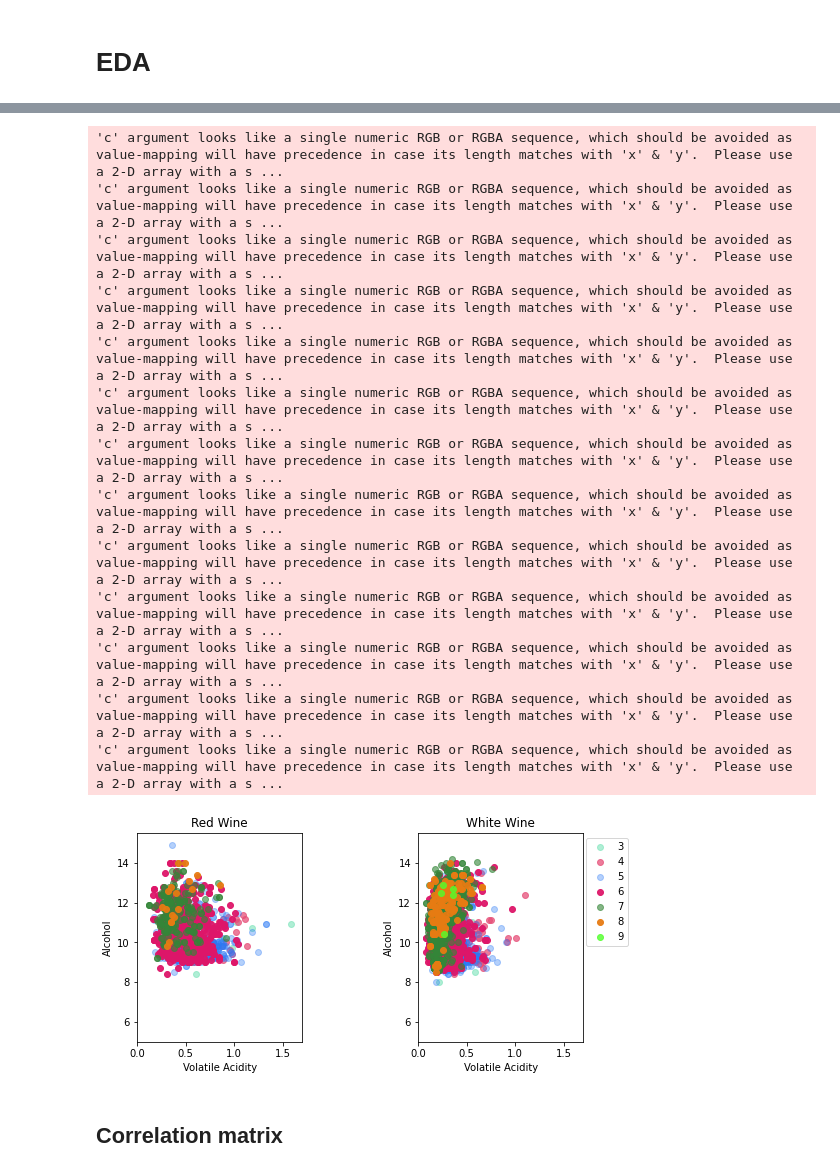
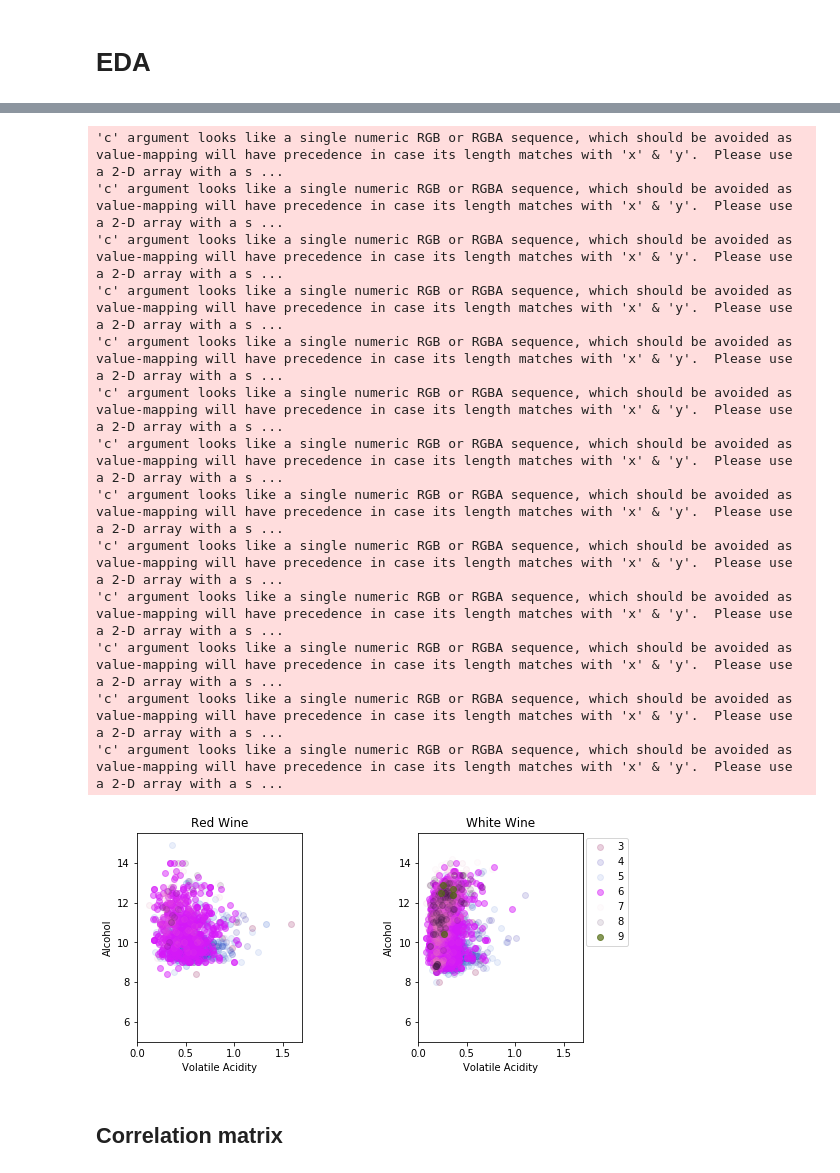
Before and after one commit to manmeet3/Deep_Learning, a Jupyter notebook: homework_2_graded/keras_boolean_crossentropy.ipynb, the cells around one changed output, grey strips where cells are left out. Saved outputs shown, nothing was run; the diff lists cells and outputs as text; code cells hidden in the pictures.

```diff
--- a/homework_2_graded/keras_boolean_crossentropy.ipynb
+++ b/homework_2_graded/keras_boolean_crossentropy.ipynb
@@ -17,6 +17,6 @@ Using TensorFlow backend.
 # Read Standard Wine Datasets
 # %%
 # Reading wine dataset
-white = pd.read_csv("http://archive.ics.uci.edu/ml/machine-learning-databases/wine-quality/winequality-white.csv", sep=';')
-red = pd.read_csv("http://archive.ics.uci.edu/ml/machine-learning-databases/wine-quality/winequality-red.csv", sep=';')
+white_wine = pd.read_csv("http://archive.ics.uci.edu/ml/machine-learning-databases/wine-quality/winequality-white.csv", sep=';')
+red_wine = pd.read_csv("http://archive.ics.uci.edu/ml/machine-learning-databases/wine-quality/winequality-red.csv", sep=';')
 # %%
@@ -126,55 +115,50 @@ plt.show()
 # %%
-import matplotlib.pyplot as plt
-import numpy as np
+redlabels = np.unique(red_wine['quality'])
+whitelabels = np.unique(white_wine['quality'])
 
-np.random.seed(570)
-
-redlabels = np.unique(red['quality'])
-whitelabels = np.unique(white['quality'])
-
-import matplotlib.pyplot as plt
 fig, ax = plt.subplots(1, 2, figsize=(8, 4))
 redcolors = np.random.rand(6,4)
 whitecolors = np.append(redcolors, np.random.rand(1,4), axis=0)
 
 for i in range(len(redcolors)):
-    redy = red['alcohol'][red.quality == redlabels[i]]
-    redx = red['volatile acidity'][red.quality == redlabels[i]]
-    ax[0].scatter(redx, redy, c=redcolors[i])
+    red_y = red_wine['alcohol'][red_wine.quality == redlabels[i]]
+    red_x = red_wine['volatile acidity'][red_wine.quality == redlabels[i]]
+    ax[0].scatter(red_x, red_y, c=redcolors[i])
+
 for i in range(len(whitecolors)):
-    whitey = white['alcohol'][white.quality == whitelabels[i]]
-    whitex = white['volatile acidity'][white.quality == whitelabels[i]]
-    ax[1].scatter(whitex, whitey, c=whitecolors[i])
+    white_y = white_wine['alcohol'][white_wine.quality == whitelabels[i]]
+    white_x = white_wine['volatile acidity'][white_wine.quality == whitelabels[i]]
+    ax[1].scatter(white_x, white_y, c=whitecolors[i])
 
 ax[0].set_title("Red Wine")
 ax[1].set_title("White Wine")
 ax[0].set_xlim([0,1.7])
 ax[1].set_xlim([0,1.7])
 ax[0].set_ylim([5,15.5])
 ax[1].set_ylim([5,15.5])
 ax[0].set_xlabel("Volatile Acidity")
 ax[0].set_ylabel("Alcohol")
 ax[1].set_xlabel("Volatile Acidity")
 ax[1].set_ylabel("Alcohol")
-#ax[0].legend(redlabels, loc='best', bbox_to_anchor=(1.3, 1))
+
 ax[1].legend(whitelabels, loc='best', bbox_to_anchor=(1.3, 1))
-#fig.suptitle("Alcohol - Volatile Acidity")
+
 fig.subplots_adjust(top=0.85, wspace=0.7)
 
 plt.show()
 # %% [output]
 'c' argument looks like a single numeric RGB or RGBA sequence, which should be avoided as value-mapping will have precedence in case its length matches with 'x' & 'y'.  Please use a 2-D array with a s ...
 'c' argument looks like a single numeric RGB or RGBA sequence, which should be avoided as value-mapping will have precedence in case its length matches with 'x' & 'y'.  Please use a 2-D array with a s ...
 'c' argument looks like a single numeric RGB or RGBA sequence, which should be avoided as value-mapping will have precedence in case its length matches with 'x' & 'y'.  Please use a 2-D array with a s ...
 'c' argument looks like a single numeric RGB or RGBA sequence, which should be avoided as value-mapping will have precedence in case its length matches with 'x' & 'y'.  Please use a 2-D array with a s ...
 'c' argument looks like a single numeric RGB or RGBA sequence, which should be avoided as value-mapping will have precedence in case its length matches with 'x' & 'y'.  Please use a 2-D array with a s ...
 'c' argument looks like a single numeric RGB or RGBA sequence, which should be avoided as value-mapping will have precedence in case its length matches with 'x' & 'y'.  Please use a 2-D array with a s ...
 'c' argument looks like a single numeric RGB or RGBA sequence, which should be avoided as value-mapping will have precedence in case its length matches with 'x' & 'y'.  Please use a 2-D array with a s ...
 'c' argument looks like a single numeric RGB or RGBA sequence, which should be avoided as value-mapping will have precedence in case its length matches with 'x' & 'y'.  Please use a 2-D array with a s ...
 'c' argument looks like a single numeric RGB or RGBA sequence, which should be avoided as value-mapping will have precedence in case its length matches with 'x' & 'y'.  Please use a 2-D array with a s ...
 'c' argument looks like a single numeric RGB or RGBA sequence, which should be avoided as value-mapping will have precedence in case its length matches with 'x' & 'y'.  Please use a 2-D array with a s ...
 'c' argument looks like a single numeric RGB or RGBA sequence, which should be avoided as value-mapping will have precedence in case its length matches with 'x' & 'y'.  Please use a 2-D array with a s ...
 'c' argument looks like a single numeric RGB or RGBA sequence, which should be avoided as value-mapping will have precedence in case its length matches with 'x' & 'y'.  Please use a 2-D array with a s ...
 'c' argument looks like a single numeric RGB or RGBA sequence, which should be avoided as value-mapping will have precedence in case its length matches with 'x' & 'y'.  Please use a 2-D array with a s ...
-[figure, old version]
+[figure, new version]
 # %%
```
Also changed, not shown: parts of 14 cells of this notebook, 3 other files.
